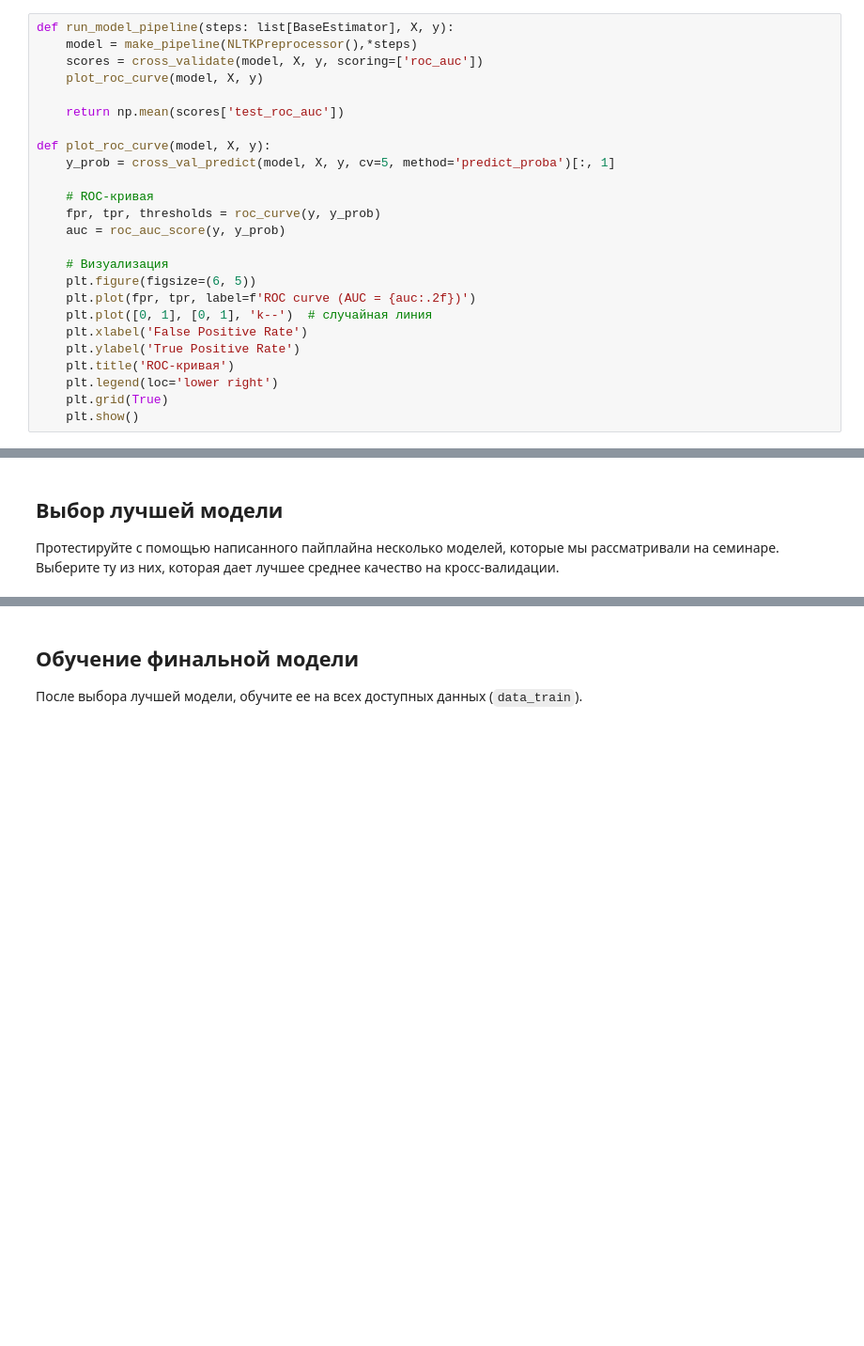
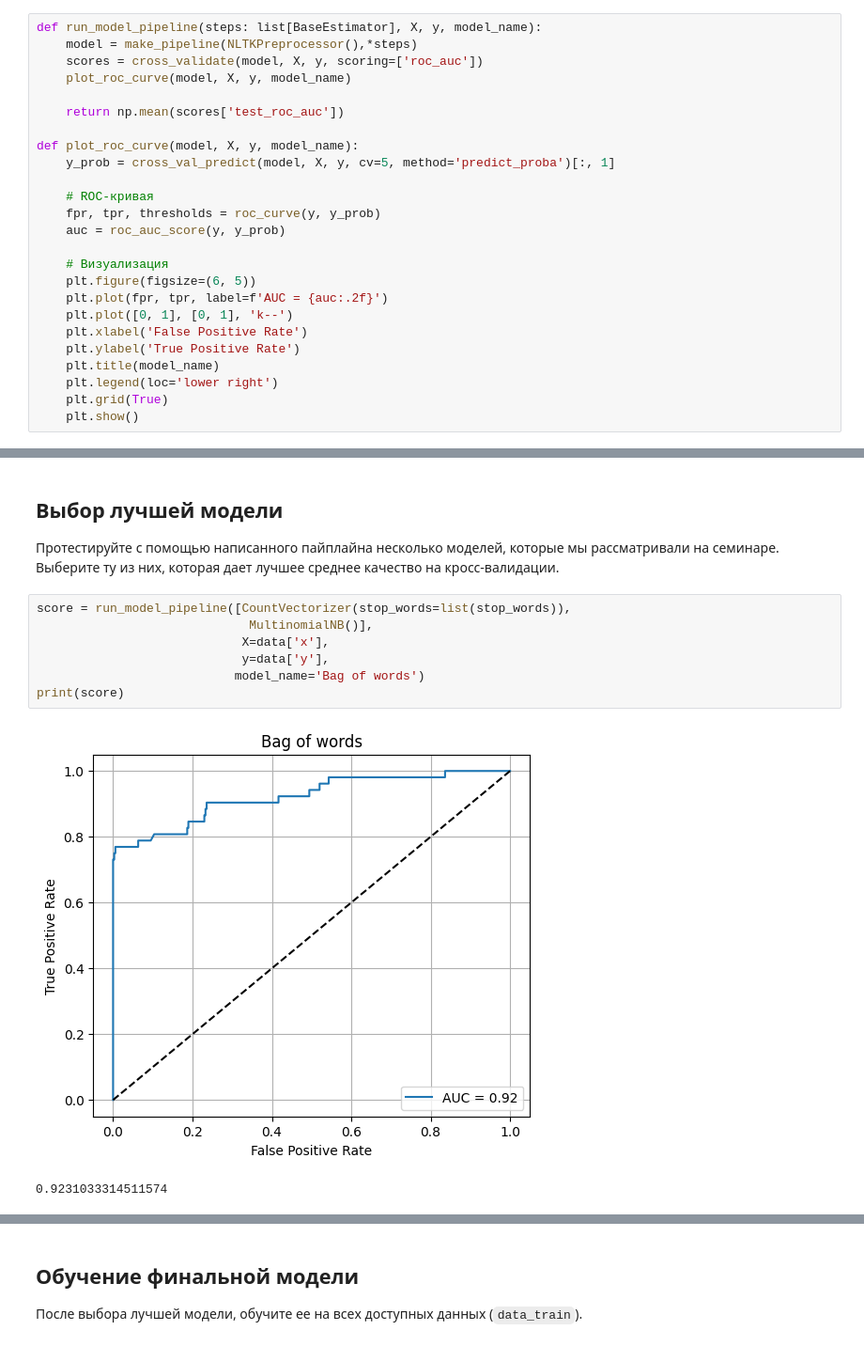
Before and after one commit to kovzanok/ml, a Jupyter notebook: hw_01_logistic_regression_for_text.ipynb, the cells around one changed output, grey strips where cells are left out. Shown at 94% size. Cells and saved outputs as stored; diff of their text form; blank space fills up the shorter version.

```diff
--- a/hw_01_logistic_regression_for_text.ipynb
+++ b/hw_01_logistic_regression_for_text.ipynb
@@ -198,14 +198,14 @@ class NLTKPreprocessor(BaseEstimator, TransformerMixin):
 [nltk_data] Downloading package stopwords to /root/nltk_data...
 [nltk_data]   Package stopwords is already up-to-date!
 # %%
-def run_model_pipeline(steps: list[BaseEstimator], X, y):
+def run_model_pipeline(steps: list[BaseEstimator], X, y, model_name):
     model = make_pipeline(NLTKPreprocessor(),*steps)
     scores = cross_validate(model, X, y, scoring=['roc_auc'])
-    plot_roc_curve(model, X, y)
+    plot_roc_curve(model, X, y, model_name)
 
     return np.mean(scores['test_roc_auc'])
 
-def plot_roc_curve(model, X, y):
+def plot_roc_curve(model, X, y, model_name):
     y_prob = cross_val_predict(model, X, y, cv=5, method='predict_proba')[:, 1]
 
     # ROC-кривая
@@ -214,11 +214,11 @@ def plot_roc_curve(model, X, y):
 
     # Визуализация
     plt.figure(figsize=(6, 5))
-    plt.plot(fpr, tpr, label=f'ROC curve (AUC = {auc:.2f})')
-    plt.plot([0, 1], [0, 1], 'k--')  # случайная линия
+    plt.plot(fpr, tpr, label=f'AUC = {auc:.2f}')
+    plt.plot([0, 1], [0, 1], 'k--')
     plt.xlabel('False Positive Rate')
     plt.ylabel('True Positive Rate')
-    plt.title('ROC-кривая')
+    plt.title(model_name)
     plt.legend(loc='lower right')
     plt.grid(True)
     plt.show()
@@ -234,3 +225,13 @@ print(score)
 # %% [markdown]
 ## Выбор лучшей модели
 Протестируйте с помощью написанного пайплайна несколько моделей, которые мы рассматривали на семинаре. Выберите ту из них, которая дает лучшее среднее качество на кросс-валидации.
+# %%
+score = run_model_pipeline([CountVectorizer(stop_words=list(stop_words)),
+                             MultinomialNB()],
+                            X=data['x'],
+                            y=data['y'],
+                           model_name='Bag of words')
+print(score)
+# %% [output]
+[figure, added]
+0.9231033314511574
```
Also changed, not shown: parts of 4 cells of this notebook.
